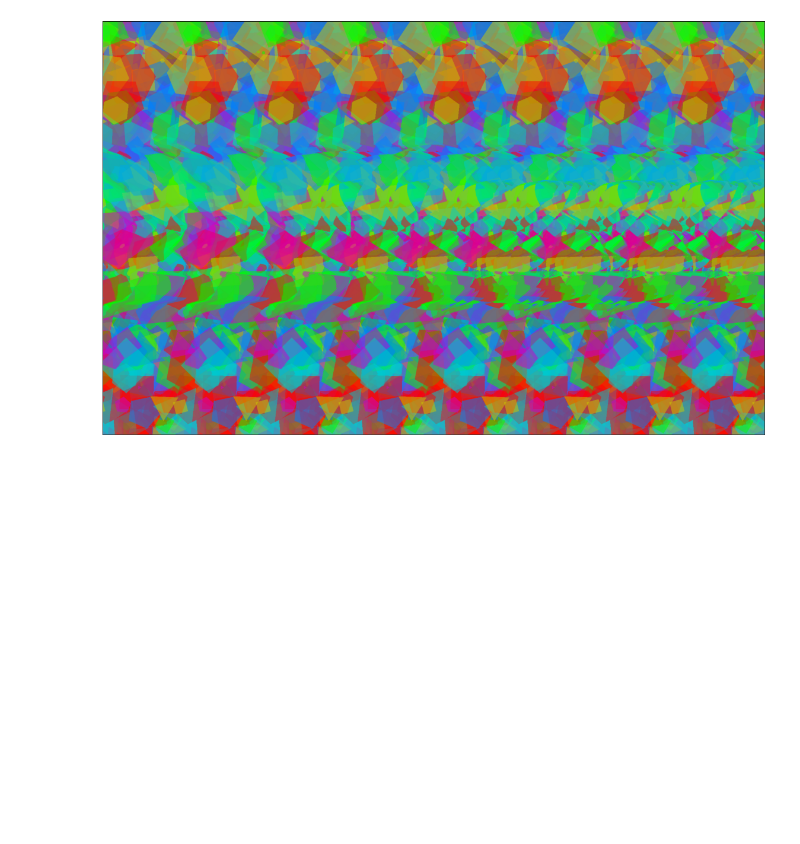
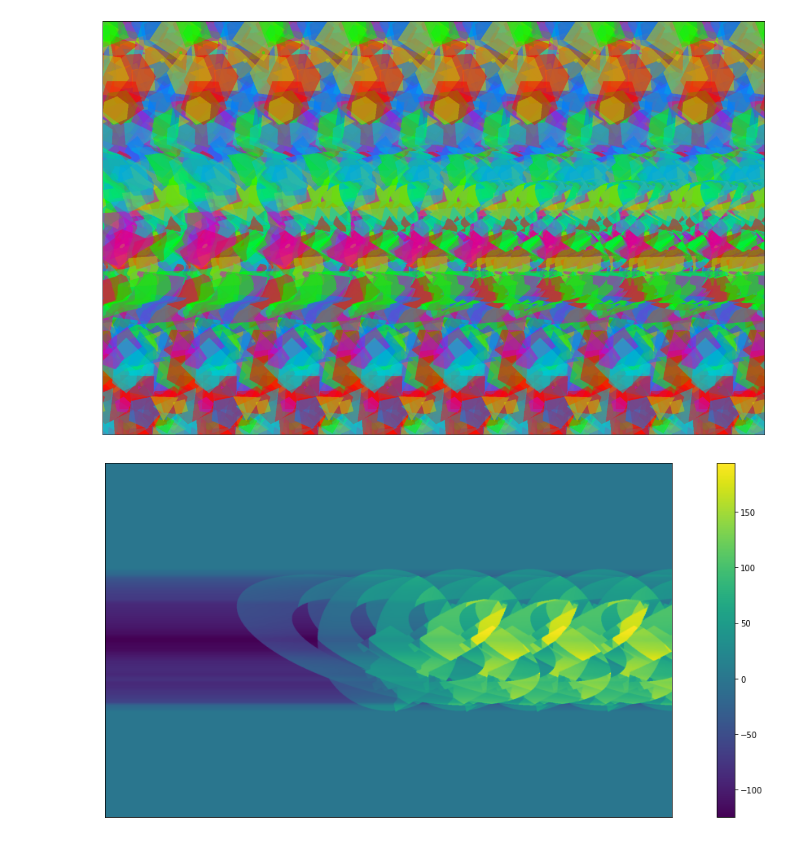
Before and after one commit to NicoAdams/Autostereogram, a Jupyter notebook: Autostereogram.ipynb, the cells around one changed output. Cells and saved outputs as stored; diff of their text form; code cells hidden in the pictures; blank space fills up the shorter version.

Commit message:
More minor fixes, plus a plot of the offsets used to encode depth

```diff
--- a/Autostereogram.ipynb
+++ b/Autostereogram.ipynb
@@ -205,12 +211,12 @@ ellipseEffRadius = (xIndices)
 xEff = (xIndices-xCtr)*np.cos(ellipseAngle) + (yIndices-yCtr)*np.sin(ellipseAngle)
 yEff = (yIndices-yCtr)*np.cos(ellipseAngle) - (xIndices-xCtr)*np.sin(ellipseAngle)
 rEff = np.sqrt((xEff/ellipseCompressFactor)**2 + (yEff)**2)
-condInEllipse = (rEff > Rin) & (rEff < Rout)
-condInEllipse &= ((xEff > 0) | ~condInDisk) # Occlusion by the sphere
+condInRing = (rEff > Rin) & (rEff < Rout)
+condInRing &= ((xEff > 0) | ~condInDisk) # Occlusion by the sphere
 ringDepthMap = 0.3*xEff + 30
 depthArr = np.zeros(depthArrMaster.shape)
-depthArr[condInEllipse] = ringDepthMap[condInEllipse]
-depthArrMaster[condInEllipse] = depthArr[condInEllipse]
+depthArr[condInRing] = ringDepthMap[condInRing]
+depthArrMaster[condInRing] = depthArr[condInRing]
 
 # Manually gives Saturn a "boost", then compresses its depth
 depthArrMaster[(condInEllipse | condInDisk)] += 66
@@ -224,9 +230,10 @@ rocketXSize, rocketYSize = rocket.shape
 condInRocket = (rocket != 0)
 depthArrMaster[rocketX:rocketX+rocketXSize, rocketY:rocketY+rocketYSize][condInRocket] = rocket[condInRocket] * 10 + 60
 
-# # Optional: Convolve with a conic kernel to remove sharp edges
+# # Optional: You can convolve with a conic kernel to remove sharp edges
+# # Personally, I think the sharp edges look pretty dang cool so I've commented this out
 # from scipy import signal
-# kernelSize = 11
+# kernelSize = 7
 # kctr = kernelSize//2
 # x,y = np.indices((kernelSize,kernelSize))
 # r = np.sqrt((x-kctr)**2 + (y-kctr)**2)
@@ -257,3 +264,17 @@ plt.gca().yaxis.set_visible(False)
 plt.show()
 # %% [output]
 [figure]
+# %%
+# -- Plots the pixel offsets used to encode the depth map --
+# If anyone's curious, this is how the depths get encoded!
+# In the autostereogram above, pixels have been moved to the left/right
+# (relative to the base image) by the amounts shown below
+
+plt.figure(figsize=(20,8))
+plt.imshow(yIndicesOffset[:,imgPixPerUnit:-imgPixPerUnit])
+plt.gca().xaxis.set_visible(False)
+plt.gca().yaxis.set_visible(False)
+plt.colorbar()
+plt.show()
+# %% [output]
+[figure, added]
```
Also changed, not shown: parts of 4 cells of this notebook.
